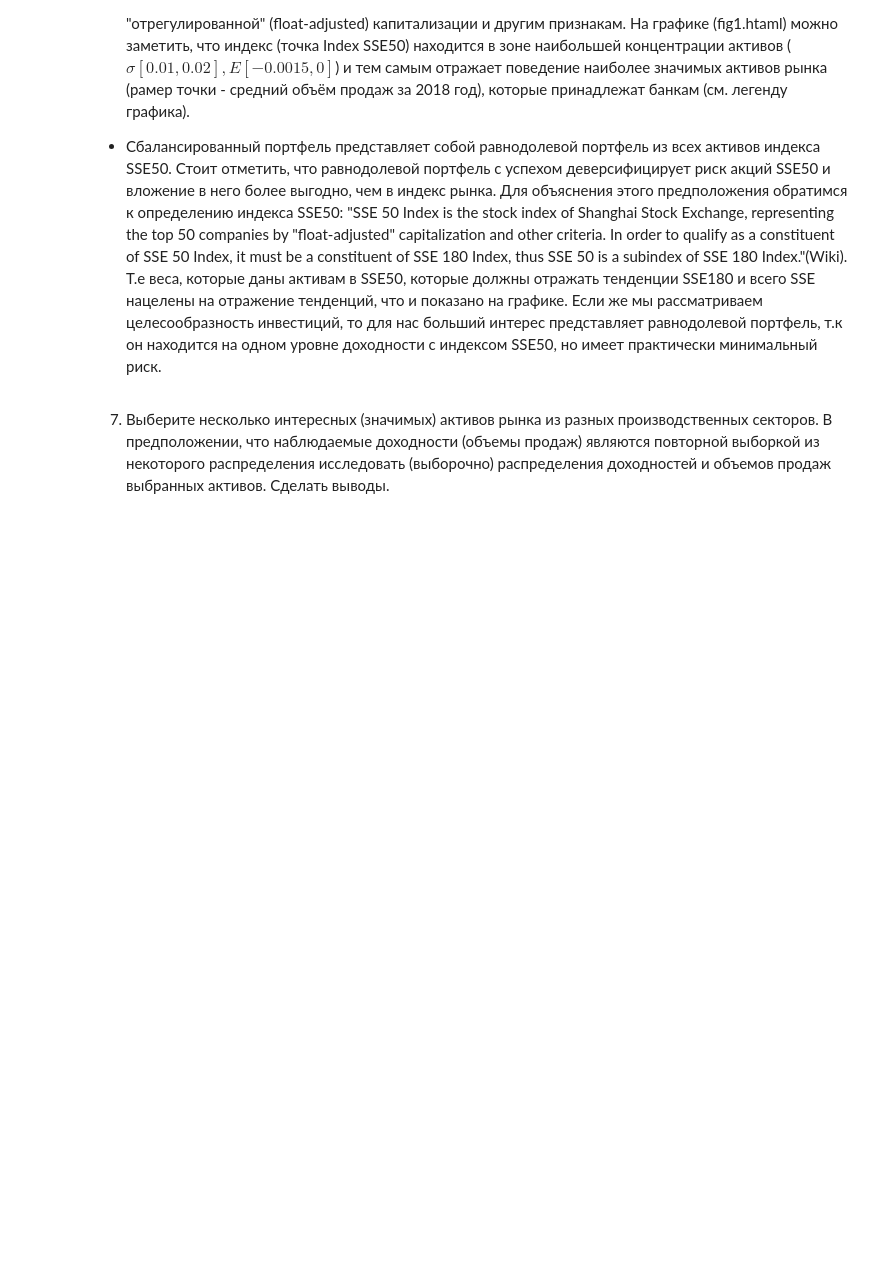
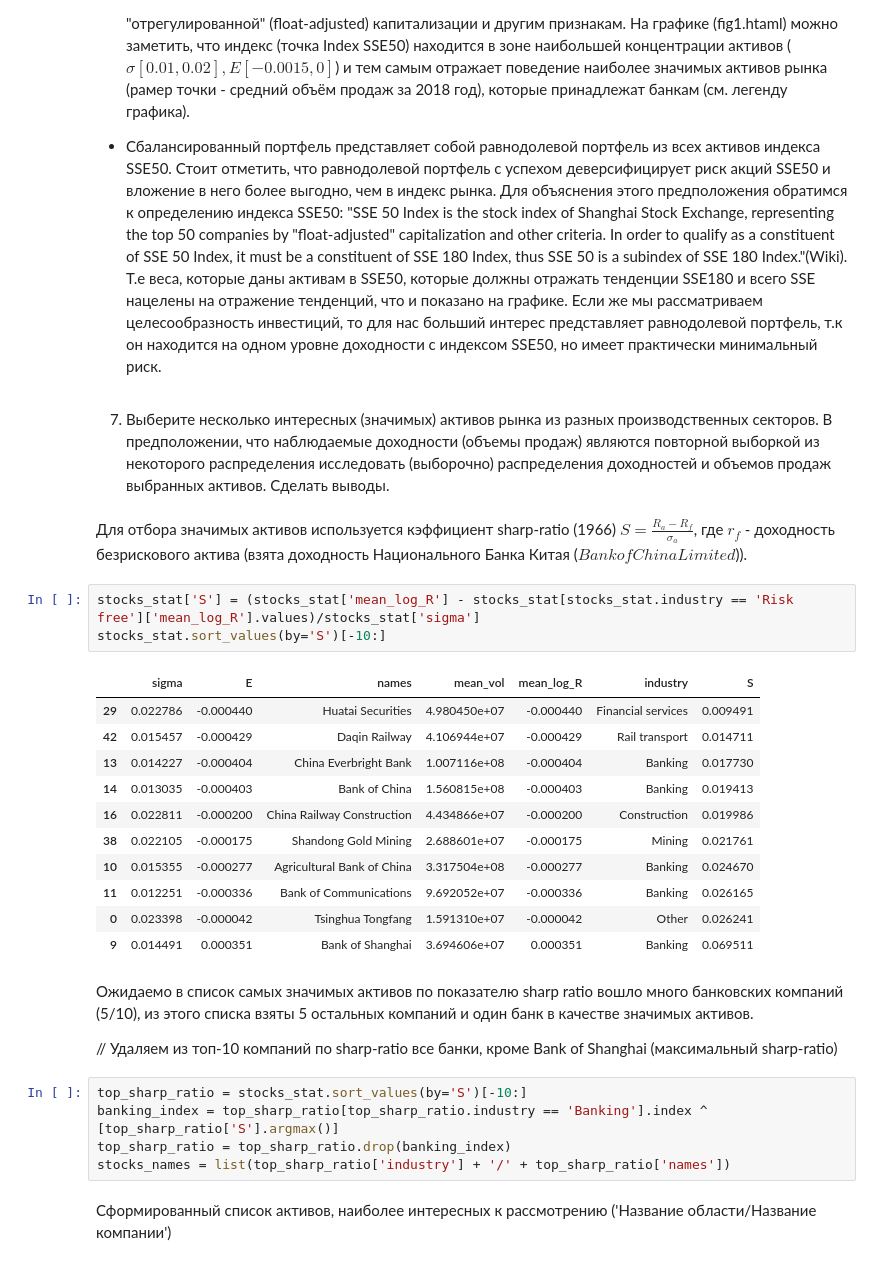
Before and after one commit to CodeSopranos/lab-1-financial-operations, a Jupyter notebook: main.ipynb, the cells around one changed output. Drawn from its saved outputs; the diff is of its cells as text; blank space fills up the shorter version.

```diff
--- a/main.ipynb
+++ b/main.ipynb
@@ -83,3 +102,31 @@ pio.write_html(fig, file='report/fig1.html', auto_open=True)
 - Сбалансированный портфель представляет собой равнодолевой портфель из всех активов индекса SSE50. Стоит отметить, что равнодолевой портфель с успехом деверсифицирует риск акций SSE50 и вложение в него более выгодно, чем в индекс рынка. Для объяснения этого предположения обратимся к определению индекса SSE50: "SSE 50 Index is the stock index of Shanghai Stock Exchange, representing the top 50 companies by "float-adjusted" capitalization and other criteria. In order to qualify as a constituent of SSE 50 Index, it must be a constituent of SSE 180 Index, thus SSE 50 is a subindex of SSE 180 Index."(Wiki). Т.е веса, которые даны активам в SSE50, которые должны отражать тенденции SSE180 и всего SSE нацелены на отражение тенденций, что и показано на графике. Если же мы рассматриваем целесообразность инвестиций, то для нас больший интерес представляет равнодолевой портфель, т.к он находится на одном уровне доходности с индексом SSE50, но имеет практически минимальный риск.
 # %% [markdown]
 7. Выберите несколько интересных (значимых) активов рынка из разных производственных секторов. В предположении, что наблюдаемые доходности (объемы продаж) являются повторной выборкой из некоторого распределения исследовать (выборочно) распределения доходностей и объемов продаж выбранных активов. Сделать выводы.
+# %% [markdown]
+Для отбора значимых активов используется кэффициент sharp-ratio (1966) $S=\frac{R_a−R_f}{σ_a}$, где $r_f$ - доходность безрискового актива (взята доходность Национального Банка Китая ($Bank of China Limited$)).
+# %%
+stocks_stat['S'] = (stocks_stat['mean_log_R'] - stocks_stat[stocks_stat.industry == 'Risk free']['mean_log_R'].values)/stocks_stat['sigma']
+stocks_stat.sort_values(by='S')[-10:]
+# %% [output]
+|  | sigma | E | names | mean_vol | mean_log_R | industry | S |
+| 29 | 0.022786 | -0.000440 | Huatai Securities | 4.980450e+07 | -0.000440 | Financial services | 0.009491 |
+| 42 | 0.015457 | -0.000429 | Daqin Railway | 4.106944e+07 | -0.000429 | Rail transport | 0.014711 |
+| 13 | 0.014227 | -0.000404 | China Everbright Bank | 1.007116e+08 | -0.000404 | Banking | 0.017730 |
+| 14 | 0.013035 | -0.000403 | Bank of China | 1.560815e+08 | -0.000403 | Banking | 0.019413 |
+| 16 | 0.022811 | -0.000200 | China Railway Construction | 4.434866e+07 | -0.000200 | Construction | 0.019986 |
+| 38 | 0.022105 | -0.000175 | Shandong Gold Mining | 2.688601e+07 | -0.000175 | Mining | 0.021761 |
+| 10 | 0.015355 | -0.000277 | Agricultural Bank of China | 3.317504e+08 | -0.000277 | Banking | 0.024670 |
+| 11 | 0.012251 | -0.000336 | Bank of Communications | 9.692052e+07 | -0.000336 | Banking | 0.026165 |
+| 0 | 0.023398 | -0.000042 | Tsinghua Tongfang | 1.591310e+07 | -0.000042 | Other | 0.026241 |
+| 9 | 0.014491 | 0.000351 | Bank of Shanghai | 3.694606e+07 | 0.000351 | Banking | 0.069511 |
+# %% [markdown]
+Ожидаемо в список самых значимых активов по показателю sharp ratio вошло много банковских компаний (5/10), из этого списка взяты 5 остальных компаний и один банк в качестве значимых активов.
+
+// Удаляем из топ-10 компаний по sharp-ratio все банки, кроме Bank of Shanghai (максимальный sharp-ratio)
+# %%
+top_sharp_ratio = stocks_stat.sort_values(by='S')[-10:]
+banking_index = top_sharp_ratio[top_sharp_ratio.industry == 'Banking'].index ^ [top_sharp_ratio['S'].argmax()]
+top_sharp_ratio = top_sharp_ratio.drop(banking_index)
+stocks_names = list(top_sharp_ratio['industry'] + '/' + top_sharp_ratio['names'])
+# %% [markdown]
+Сформированный список активов, наиболее интересных к рассмотрению ('Название области/Название компании')
```
Also changed, not shown: parts of 22 cells of this notebook, 1 other file.
